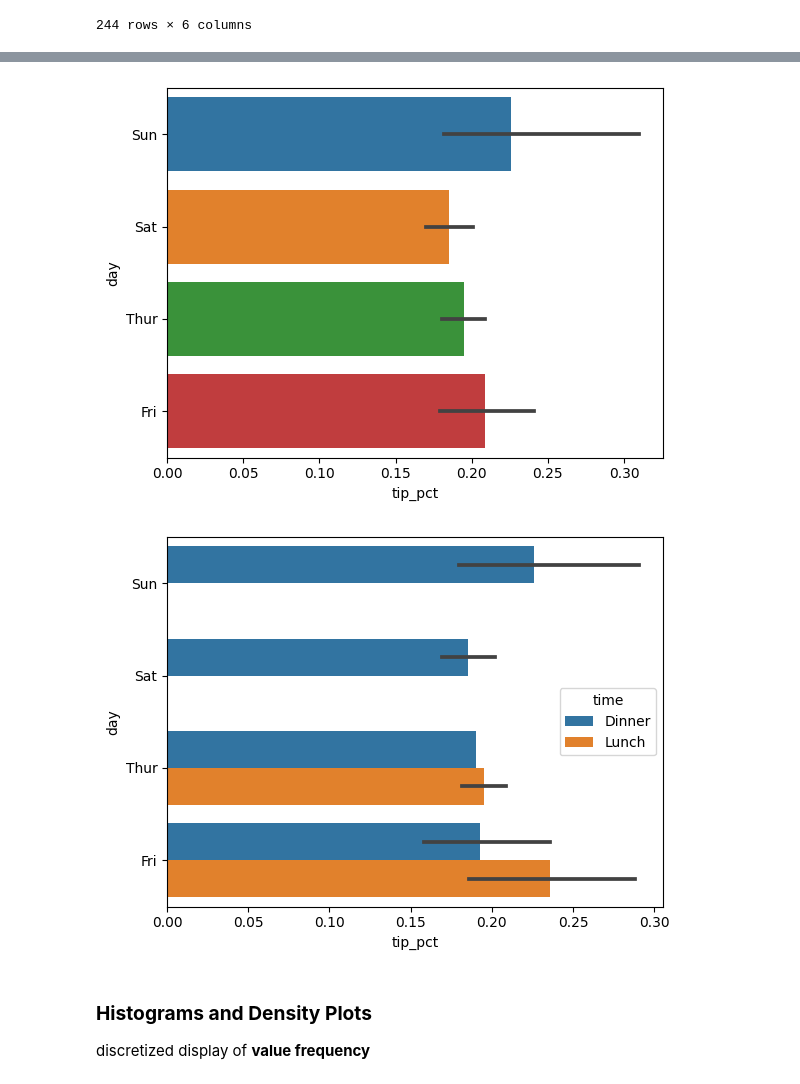
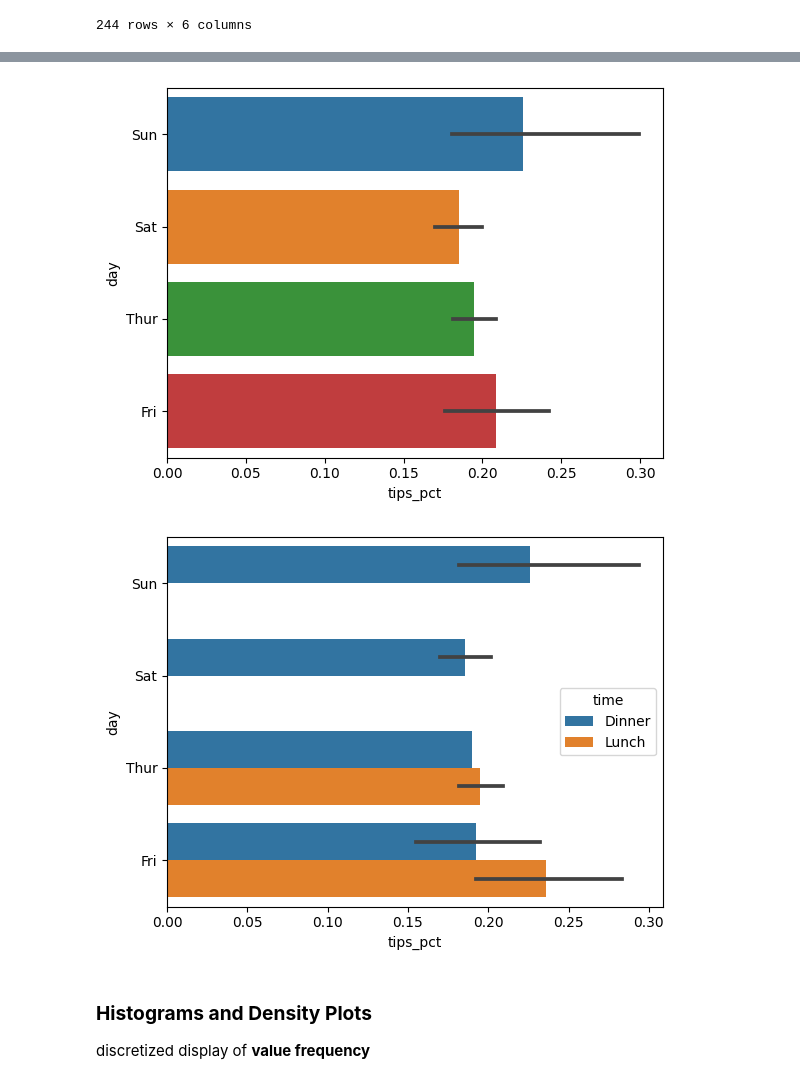
Before and after one commit to irffanhaziq/Data-Science, a Jupyter notebook: P138120_Week11_Matplotlib_20231220_WC_ipy.ipynb, the cells around one changed output, grey strips where cells are left out. Cells and saved outputs as stored; diff of their text form; code cells hidden in the pictures.

```diff
--- a/P138120_Week11_Matplotlib_20231220_WC_ipy.ipynb
+++ b/P138120_Week11_Matplotlib_20231220_WC_ipy.ipynb
@@ -316,0 +353,7 @@ df
+# %%
+##Delaing with final
+
+# A little project: dataset about restaurant tipping
+# Download the tips data herehttps://bit.ly/3jCROII:
+tips =pd.read_csv('https://raw.githubusercontent.com/wesm/pydata-book/3rd-edition/examples/tips.csv')
+tips
@@ -405,0 +435,7 @@ tips
+# %%
+# Do some calculation
+#Skills set import for final
+# do some calculationm add into new colume
+
+tips["tips_pct"]= tips["tip"]/(tips["total_bill"]-tips["tip"])
+tips
@@ -406,12 +456,14 @@ tips
 # %%
 # black lines drawn on the bars represent the 95% confidence interval
+sns.barplot( x="tips_pct",y = "day",data =tips,orient="h");
 # %% [output]
-[figure, old version]
+[figure, new version]
 # %%
 # Using hue() function -> as category
 # The "time" variable is used to differentiate different hues (colors) in the plot
+sns.barplot( x="tips_pct",y = "day",hue="time", data =tips,orient="h");
 # %% [output]
-[figure, old version]
+[figure, new version]
 # %% [markdown]
 ### **Histograms and Density Plots**
 discretized display of **value frequency**
```
Also changed, not shown: parts of 38 cells of this notebook.
